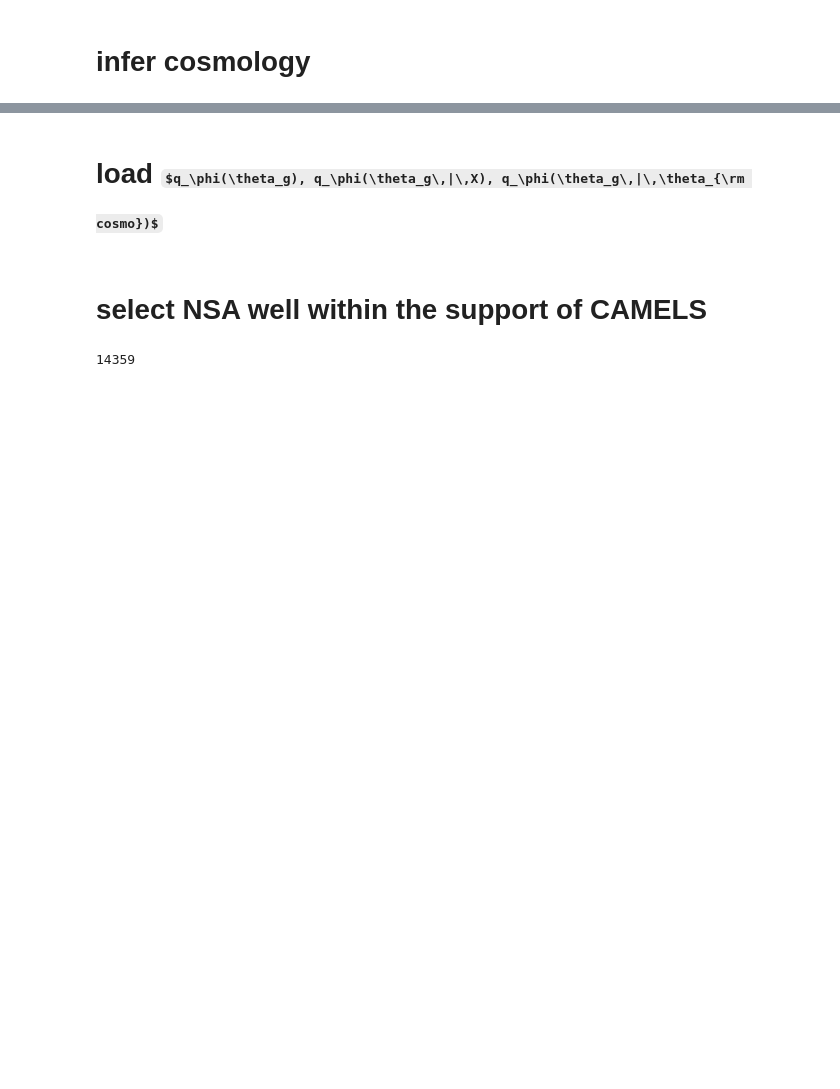
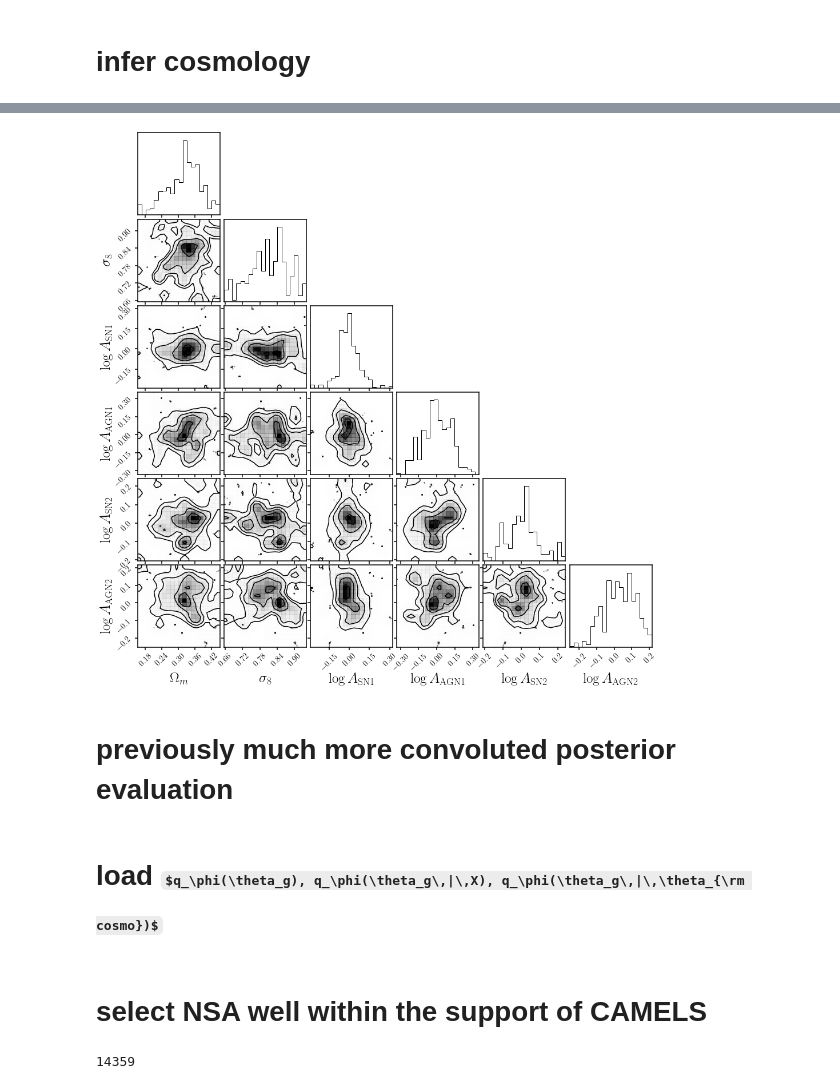
Before and after one commit to changhoonhahn/goleta, a Jupyter notebook: nb/cosmo_infer.ipynb, the cells around one changed output, grey strips where cells are left out. Cells and saved outputs as stored; diff of their text form; code cells hidden in the pictures; some formulas as TeX source; blank space fills up the shorter version.

```diff
--- a/nb/cosmo_infer.ipynb
+++ b/nb/cosmo_infer.ipynb
@@ -33,0 +81,15 @@ cuda
+# %%
+def log_posterior(theta, Xs):
+    if ((theta[0] < 0.15) | (theta[0] > 0.45) | (theta[1] < 0.65) | (theta[1] > 0.95) |
+        (theta[2] < np.log10(0.25)) | (theta[2] > np.log10(4.)) |
+        (theta[3] < np.log10(0.25)) | (theta[3] > np.log10(4.)) |
+        (theta[4] < np.log10(0.5)) | (theta[4] > np.log10(2.)) |
+        (theta[5] < np.log10(0.5)) | (theta[5] > np.log10(2.))):
+        return -np.inf
+
+    _theta = np.tile(theta, (Xs.shape[0],1))
+    # this exlcudes the leaky correction, which I'm not sure how much that matters
+    logprobs = qphi_omega_X.posterior_estimator.log_prob(torch.tensor(_theta.astype(np.float32)).to(device),
+                                                         context=torch.tensor(Xs.astype(np.float32)).to(device))
+
+    return np.float(torch.sum(logprobs).cpu())
@@ -34,3 +127,12 @@ cuda
+# %%
+fig = DFM.corner(sampler.get_chain(discard=500, thin=5, flat=True), smooth=True,
+                 labels=[r'$\Omega_m$', r'$\sigma_8$', r'$\log A_{\rm SN1}$', r'$\log A_{\rm AGN1}$',
+                        r'$\log A_{\rm SN2}$', r'$\log A_{\rm AGN2}$'],
+                 label_kwargs={'fontsize': 25})
+# %% [output]
+[figure, added]
+# %% [markdown]
+# previously much more convoluted posterior evaluation
 # %% [markdown]
 # load $q_\phi(\theta_g), q_\phi(\theta_g\,|\,X), q_\phi(\theta_g\,|\,\theta_{\rm cosmo})$
 # %%
```
Also changed, not shown: parts of 25 cells of this notebook.
